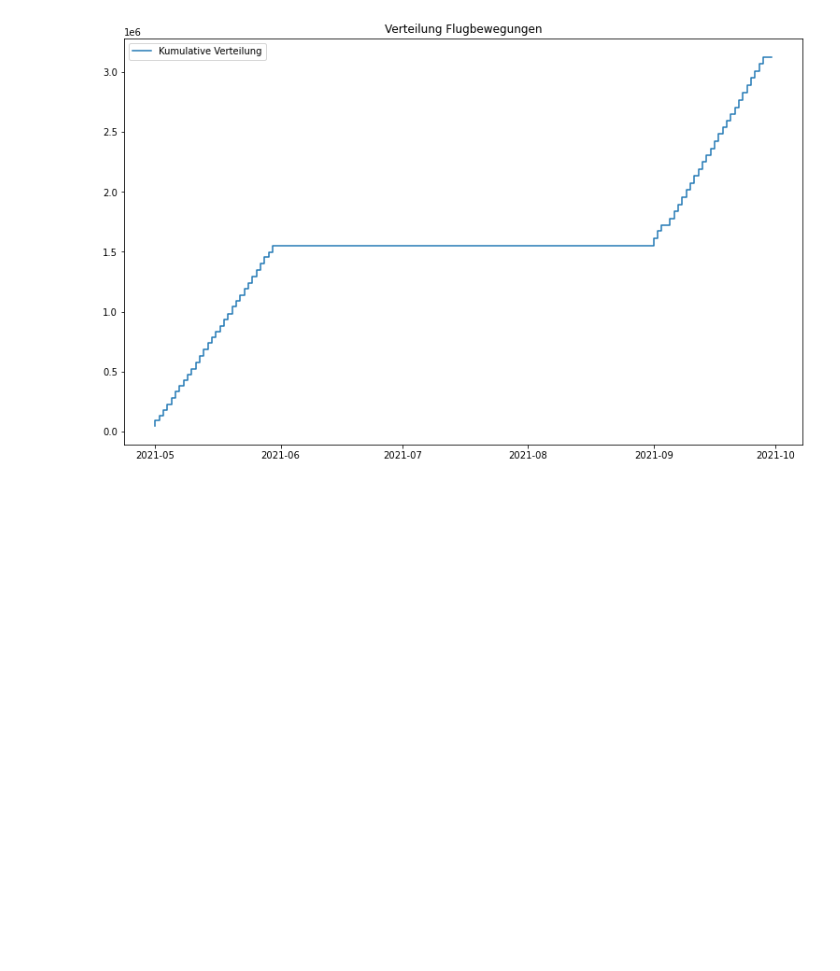
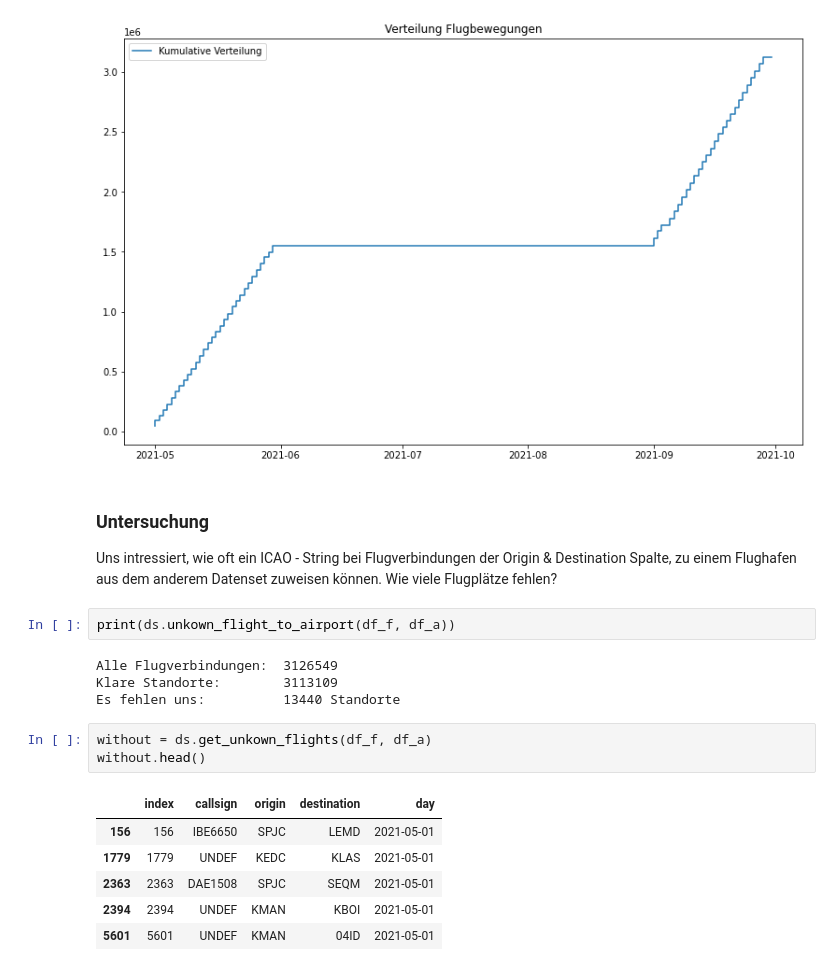
Before and after one commit to marcschny/DataStory_AirplaneHubs, a Jupyter notebook: AirplaneHubs/DataStory_DescriptiveStats.ipynb, the cells around one changed output. Cells and saved outputs as stored; diff of their text form; blank space fills up the shorter version.

Commit message:
flights without airport

```diff
--- a/AirplaneHubs/DataStory_DescriptiveStats.ipynb
+++ b/AirplaneHubs/DataStory_DescriptiveStats.ipynb
@@ -57,3 +58,22 @@ flights = ds.show_flights(df_f)
 kum_verteilung = ds.show_cum_flights(df_f)
 # %% [output]
 [figure]
+# %% [markdown]
+### Untersuchung
+Uns intressiert, wie oft ein ICAO - String bei Flugverbindungen der Origin & Destination Spalte, zu einem Flughafen aus dem anderem Datenset zuweisen können. Wie viele Flugplätze fehlen?
+# %%
+print(ds.unkown_flight_to_airport(df_f, df_a))
+# %% [output]
+Alle Flugverbindungen:  3126549
+Klare Standorte:        3113109
+Es fehlen uns:          13440 Standorte
+# %%
+without = ds.get_unkown_flights(df_f, df_a)
+without.head()
+# %% [output]
+|  | index | callsign | origin | destination | day |
+| 156 | 156 | IBE6650 | SPJC | LEMD | 2021-05-01 |
+| 1779 | 1779 | UNDEF | KEDC | KLAS | 2021-05-01 |
+| 2363 | 2363 | DAE1508 | SPJC | SEQM | 2021-05-01 |
+| 2394 | 2394 | UNDEF | KMAN | KBOI | 2021-05-01 |
+| 5601 | 5601 | UNDEF | KMAN | 04ID | 2021-05-01 |
```
Also changed, not shown: parts of 3 cells of this notebook, 1 other file.
